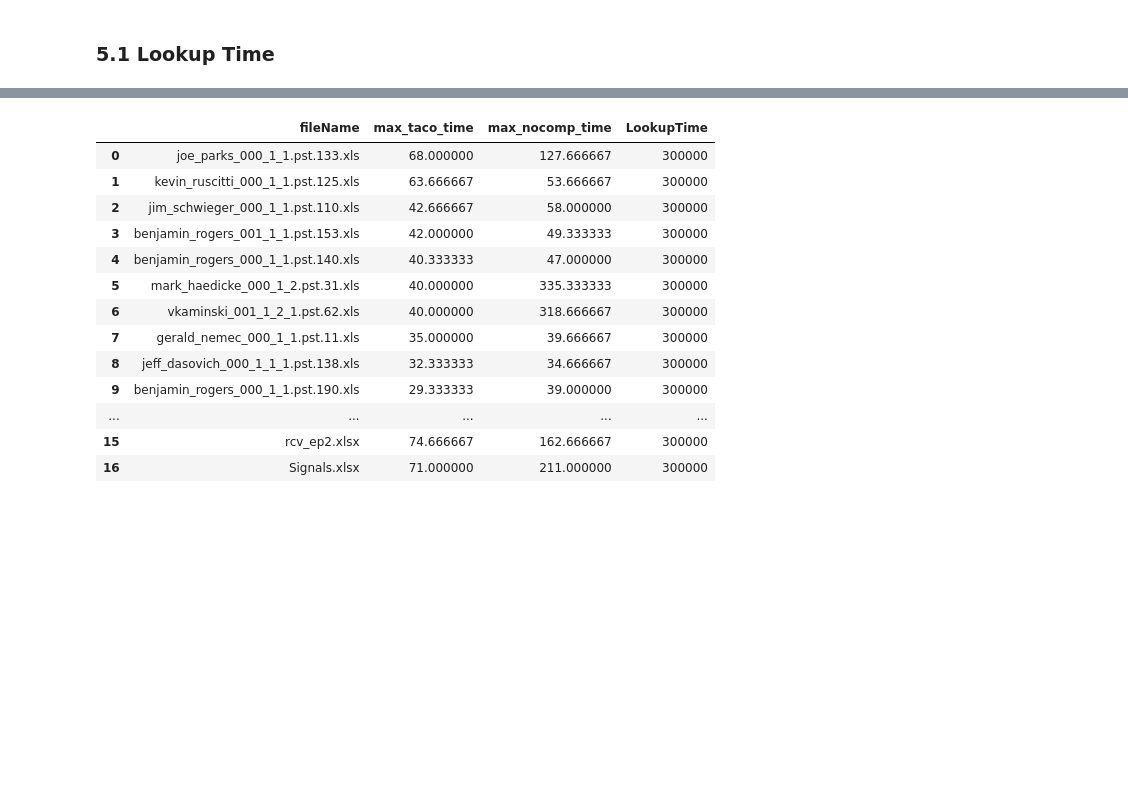
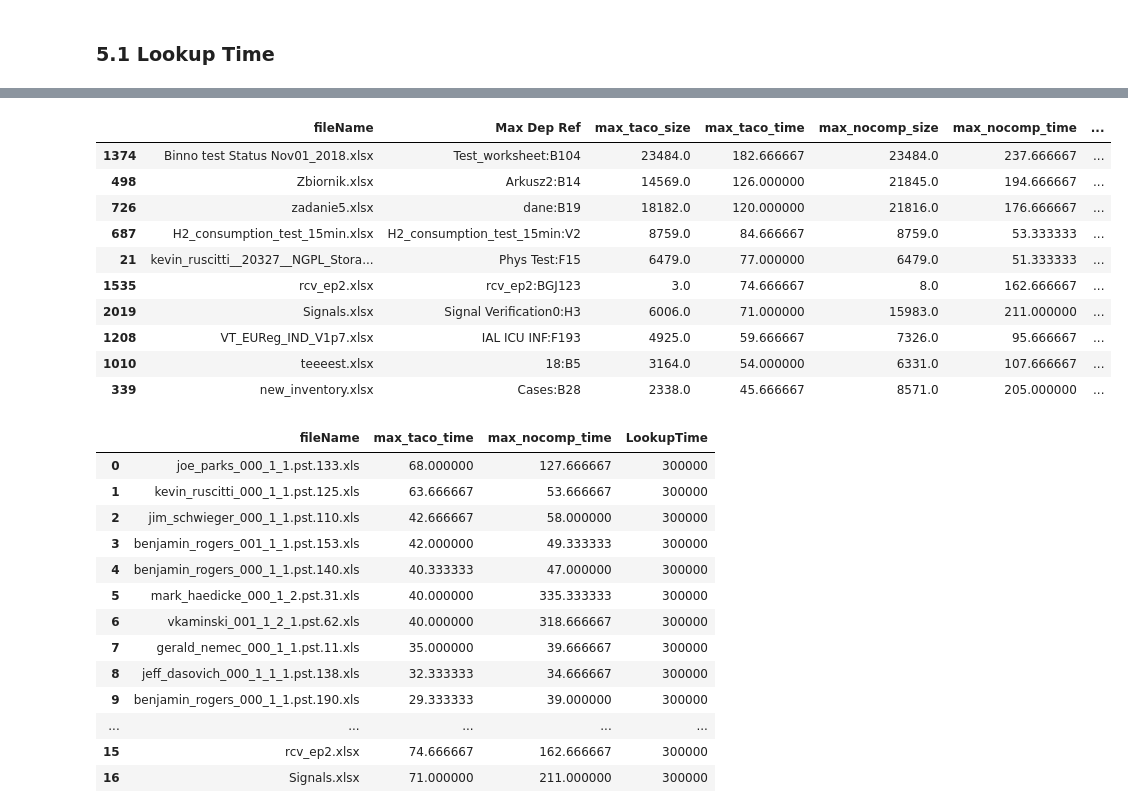
Before and after one commit to dataspread/SpreadsheetAnalyzer, a Jupyter notebook: test_result_analysis.ipynb, the cells around one changed output, grey strips where cells are left out. Saved outputs shown, nothing was run; the diff lists cells and outputs as text; code cells hidden in the pictures; blank space fills up the shorter version.

```diff
--- a/test_result_analysis.ipynb
+++ b/test_result_analysis.ipynb
@@ -966,3 +981,17 @@ df_github_merged['max_nocomp_time'] = df_github_merged[['max_nocomp_time', 'long
+# %%
+df_github_merged.sort_values(by="max_taco_time", ascending=False).head(10)
+# %% [output]
+|  | fileName | Max Dep Ref | max_taco_size | max_taco_time | max_nocomp_size | max_nocomp_time | ... |
+| 1374 | Binno test Status Nov01_2018.xlsx | Test_worksheet:B104 | 23484.0 | 182.666667 | 23484.0 | 237.666667 | ... |
+| 498 | Zbiornik.xlsx | Arkusz2:B14 | 14569.0 | 126.000000 | 21845.0 | 194.666667 | ... |
+| 726 | zadanie5.xlsx | dane:B19 | 18182.0 | 120.000000 | 21816.0 | 176.666667 | ... |
+| 687 | H2_consumption_test_15min.xlsx | H2_consumption_test_15min:V2 | 8759.0 | 84.666667 | 8759.0 | 53.333333 | ... |
+| 21 | kevin_ruscitti__20327__NGPL_Stora... | Phys Test:F15 | 6479.0 | 77.000000 | 6479.0 | 51.333333 | ... |
+| 1535 | rcv_ep2.xlsx | rcv_ep2:BGJ123 | 3.0 | 74.666667 | 8.0 | 162.666667 | ... |
+| 2019 | Signals.xlsx | Signal Verification0:H3 | 6006.0 | 71.000000 | 15983.0 | 211.000000 | ... |
+| 1208 | VT_EUReg_IND_V1p7.xlsx | IAL ICU INF:F193 | 4925.0 | 59.666667 | 7326.0 | 95.666667 | ... |
+| 1010 | teeeest.xlsx | 18:B5 | 3164.0 | 54.000000 | 6331.0 | 107.666667 | ... |
+| 339 | new_inventory.xlsx | Cases:B28 | 2338.0 | 45.666667 | 8571.0 | 205.000000 | ... |
 # %%
 enron_lookup_top10 = df_enron_merged.sort_values(by="max_taco_time", ascending=False).head(10)[['fileName', 'max_taco_time', 'max_nocomp_time']]
 github_lookup_top10 = df_github_merged.sort_values(by="max_taco_time", ascending=False).head(10)[['fileName', 'max_taco_time', 'max_nocomp_time']]
```
Also changed, not shown: parts of 9 cells of this notebook.
